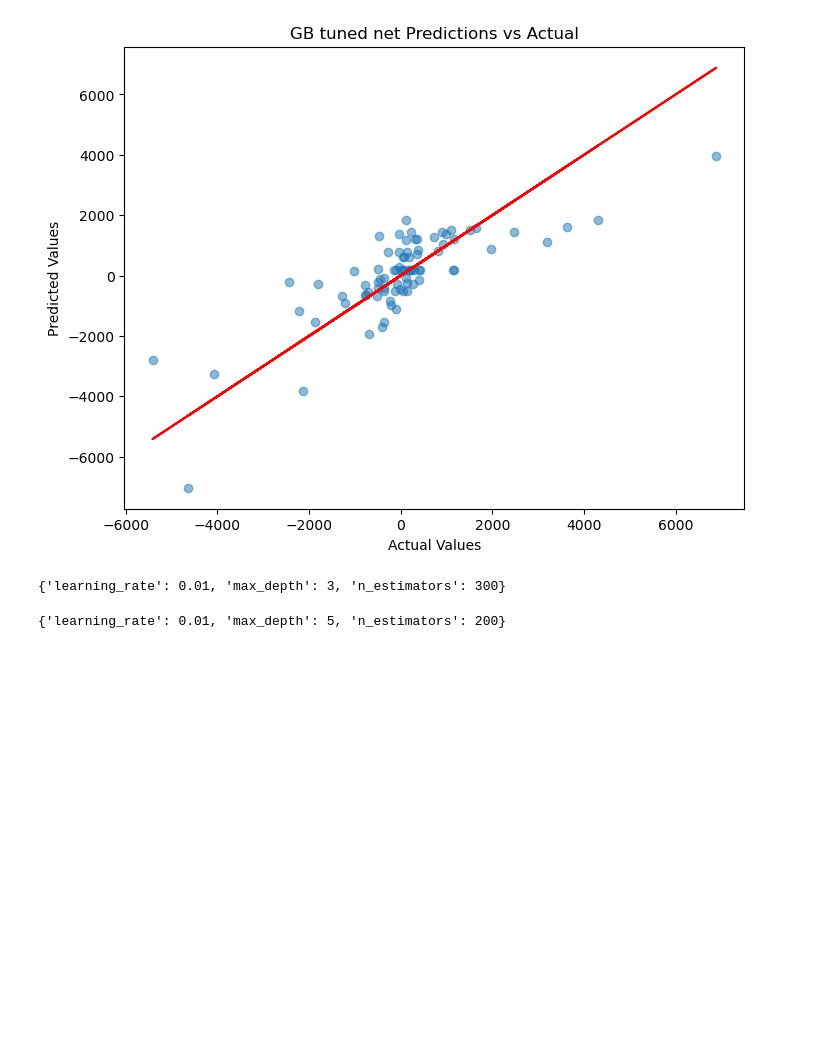
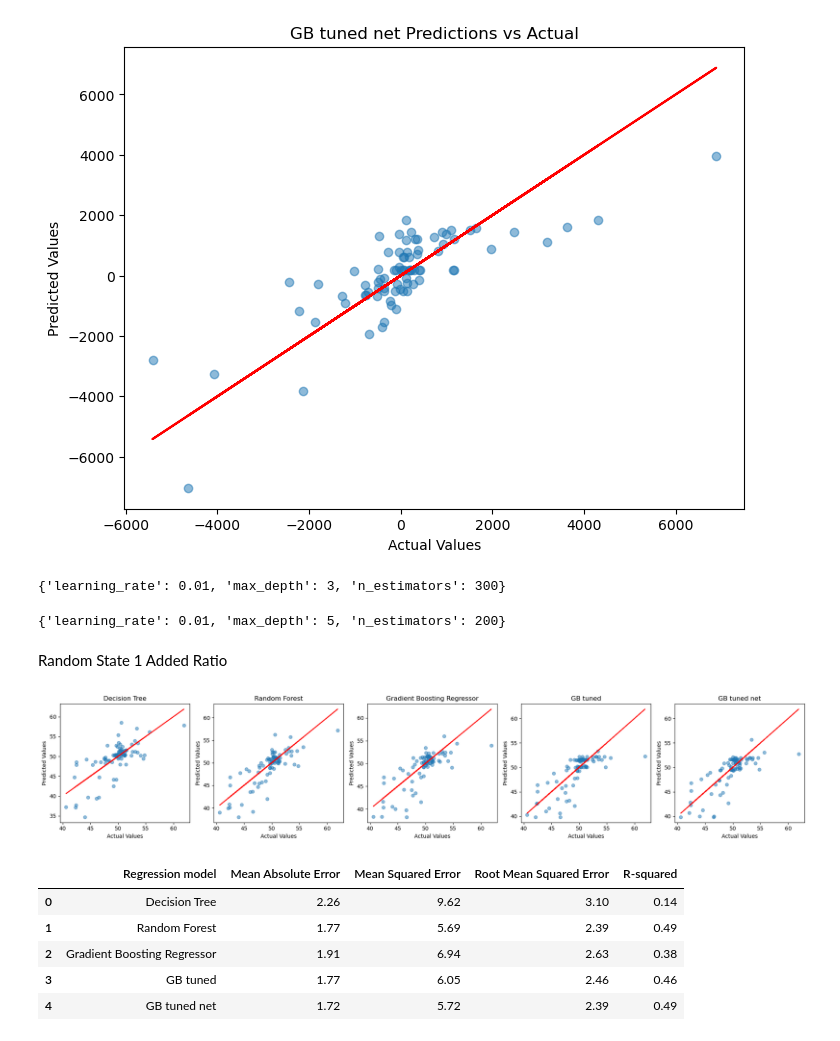
Before and after one commit to Paul-Sabin/Capital-Bikeshare, a Jupyter notebook: Bikeshare ML clean.ipynb, the cells around one changed output. Saved outputs shown, nothing was run; the diff lists cells and outputs as text; code cells hidden in the pictures; blank space fills up the shorter version.

```diff
--- a/Bikeshare ML clean.ipynb
+++ b/Bikeshare ML clean.ipynb
@@ -25,6 +26,7 @@ def model_accuracy_comparison_and_plot(X_train, y_train, X_test, y_test):
     # Create a dictionary of regression models
     reg_models = {
         'Decision Tree': DecisionTreeRegressor(),
+        'Random Forest': RandomForestRegressor(),
         'Gradient Boosting Regressor': GradientBoostingRegressor(),
         'GB tuned': GradientBoostingRegressor(learning_rate=0.01, max_depth=3, n_estimators=300),
         'GB tuned net': GradientBoostingRegressor(learning_rate=0.01, max_depth=5, n_estimators=200)
@@ -168,0 +232,12 @@ print(grid_search.best_params_)
+# %% [markdown]
+Random State 1 Added Ratio
+# %%
+model_accuracy_comparison_and_plot(coordinates_train, added_ratio_train, coordinates_test, added_ratio_test)
+# %% [output]
+[figure, added]
+|  | Regression model | Mean Absolute Error | Mean Squared Error | Root Mean Squared Error | R-squared |
+| 0 | Decision Tree | 2.26 | 9.62 | 3.10 | 0.14 |
+| 1 | Random Forest | 1.77 | 5.69 | 2.39 | 0.49 |
+| 2 | Gradient Boosting Regressor | 1.91 | 6.94 | 2.63 | 0.38 |
+| 3 | GB tuned | 1.77 | 6.05 | 2.46 | 0.46 |
+| 4 | GB tuned net | 1.72 | 5.72 | 2.39 | 0.49 |
```
Also changed, not shown: parts of 4 cells of this notebook.
